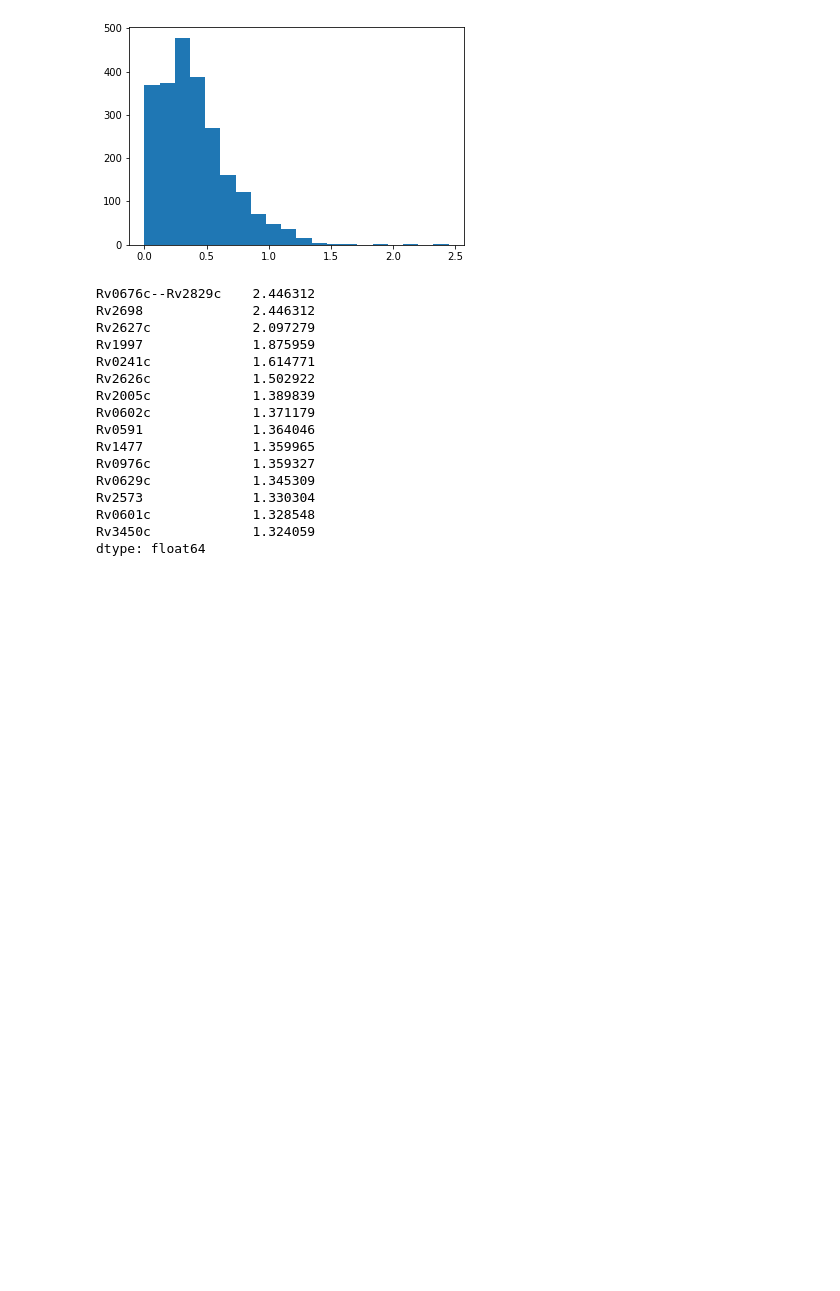
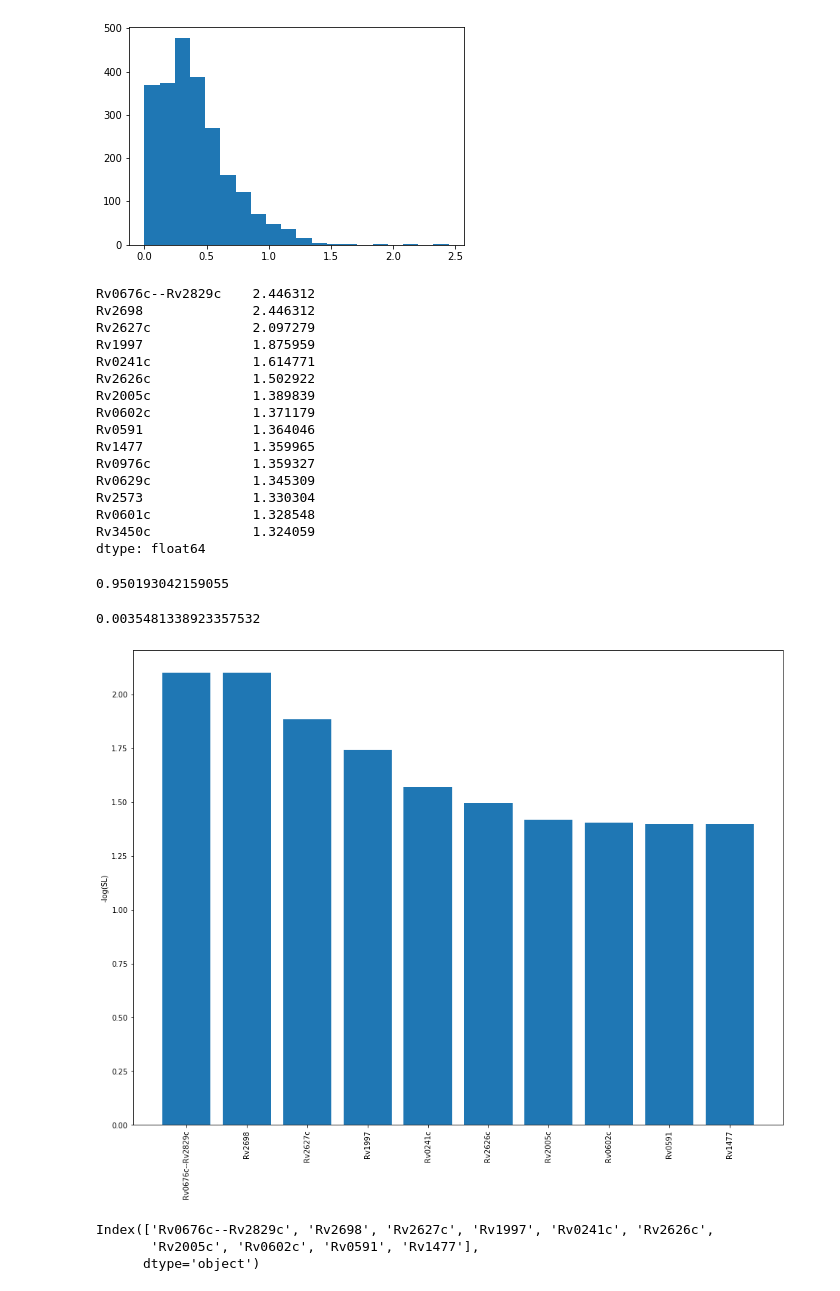
Before and after one commit to uwescience/xstate, a Jupyter notebook: notebooks/Analysis of Gene Expression Variability by Class.ipynb, the cells around one changed output. Drawn from its saved outputs; the diff is of its cells as text; code cells hidden in the pictures; blank space fills up the shorter version.

```diff
--- a/notebooks/Analysis of Gene Expression Variability by Class.ipynb
+++ b/notebooks/Analysis of Gene Expression Variability by Class.ipynb
@@ -151,3 +218,27 @@ Rv2573              1.330304
 Rv0601c             1.328548
 Rv3450c             1.324059
 dtype: float64
+# %%
+from scipy.stats import f
+f.cdf(1.3, 70, 2300)
+# %% [output]
+0.950193042159055
+# %%
+10**(-2.45)
+# %% [output]
+0.0035481338923357532
+# %%
+ser_sl = ser_fstat.apply(lambda v: -np.log(1 - f.cdf(v, 1, 70)))
+indices = ser_sl.index[0:10]
+plt.figure(figsize=(16, 12))
+plt.bar(indices, ser_sl[indices])
+plt.xticks(indices, indices, rotation=90)
+_ = plt.ylabel("-log(SL)")
+# %% [output]
+[figure, added]
+# %%
+indices
+# %% [output]
+Index(['Rv0676c--Rv2829c', 'Rv2698', 'Rv2627c', 'Rv1997', 'Rv0241c', 'Rv2626c',
+       'Rv2005c', 'Rv0602c', 'Rv0591', 'Rv1477'],
+      dtype='object')
```
Also changed, not shown: parts of 5 cells of this notebook, 1 other file.
